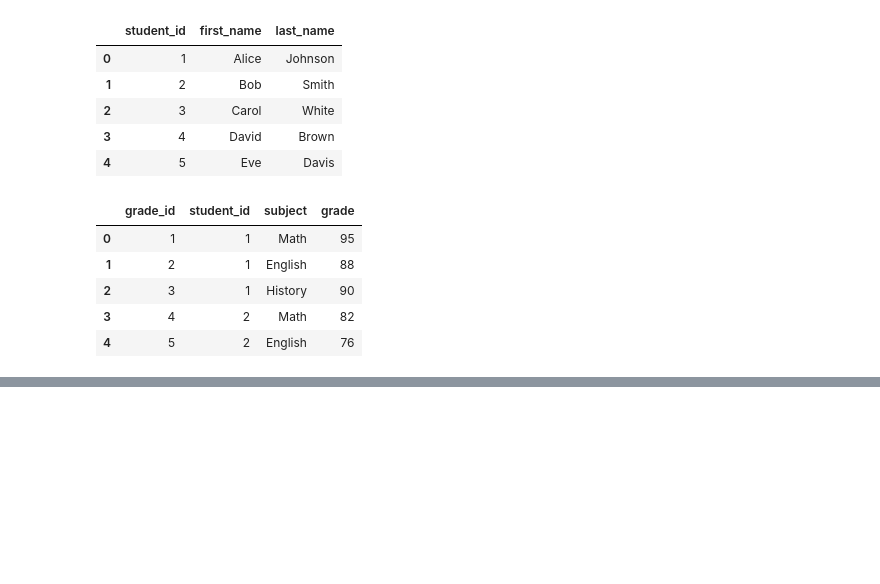
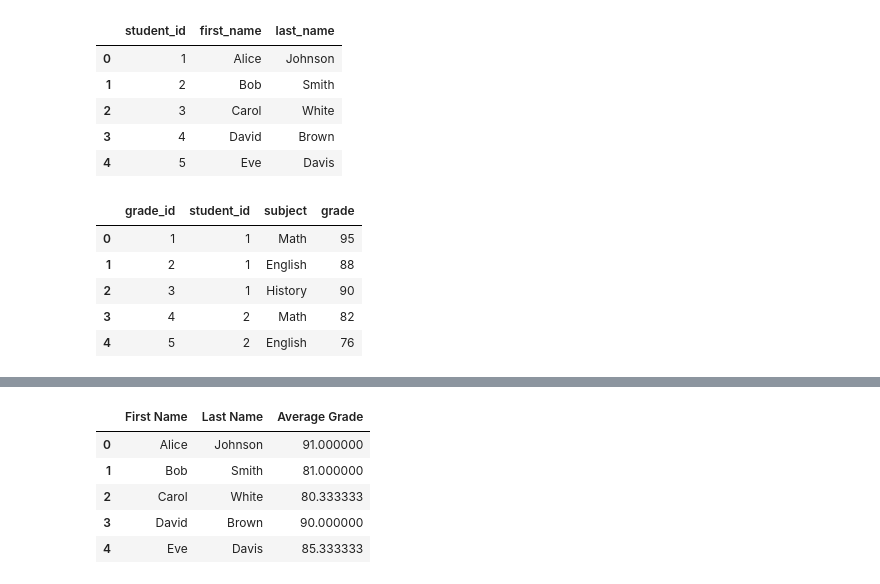
Before and after one commit to ToriStoner/Assignment-2-Data-, a Jupyter notebook: SQLite_1st_Assingment.ipynb, the cells around one changed output, grey strips where cells are left out. Cells and saved outputs as stored; diff of their text form; code cells hidden in the pictures; blank space fills up the shorter version.

```diff
--- a/SQLite_1st_Assingment.ipynb
+++ b/SQLite_1st_Assingment.ipynb
@@ -243,0 +245,17 @@ SyntaxError: unterminated string literal (detected at line 3) (<ipython-input-55
+# %%
+#Plot the average grades of each student
+
+import matplotlib.pyplot as plt
+
+avg_df = pd.read_sql_query('SELECT students.first_name, students.last_name, AVG(grades.grade) FROM students JOIN grades ON students.student_id = grades.student_id GROUP BY students.student_id', connection)
+
+
+avg_df.rename(columns={'first_name': 'First Name', 'last_name': 'Last Name', 'AVG(grades.grade)': 'Average Grade'}, inplace=True)
+avg_df.head()
+# %% [output]
+|  | First Name | Last Name | Average Grade |
+| 0 | Alice | Johnson | 91.000000 |
+| 1 | Bob | Smith | 81.000000 |
+| 2 | Carol | White | 80.333333 |
+| 3 | David | Brown | 90.000000 |
+| 4 | Eve | Davis | 85.333333 |
```
Also changed, not shown: parts of 4 cells of this notebook.
